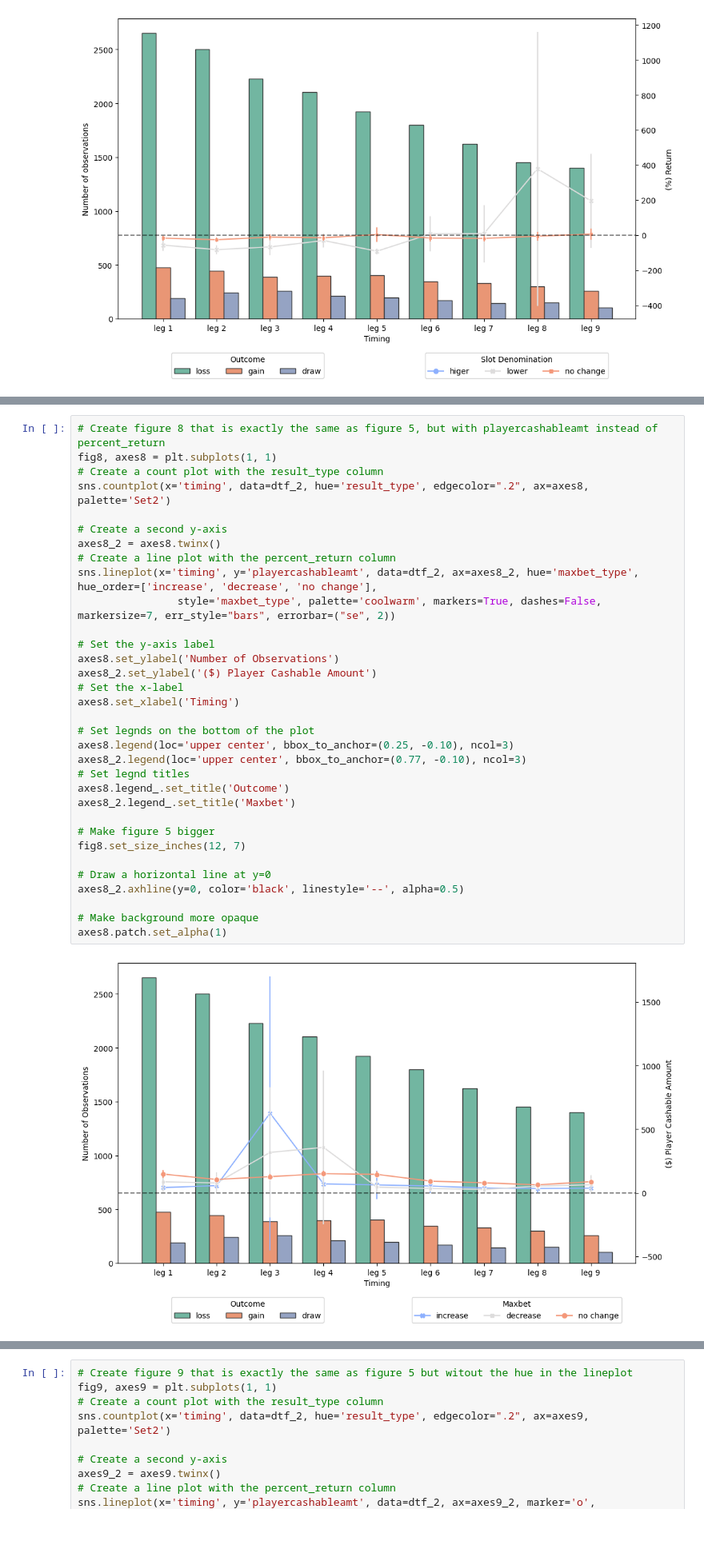
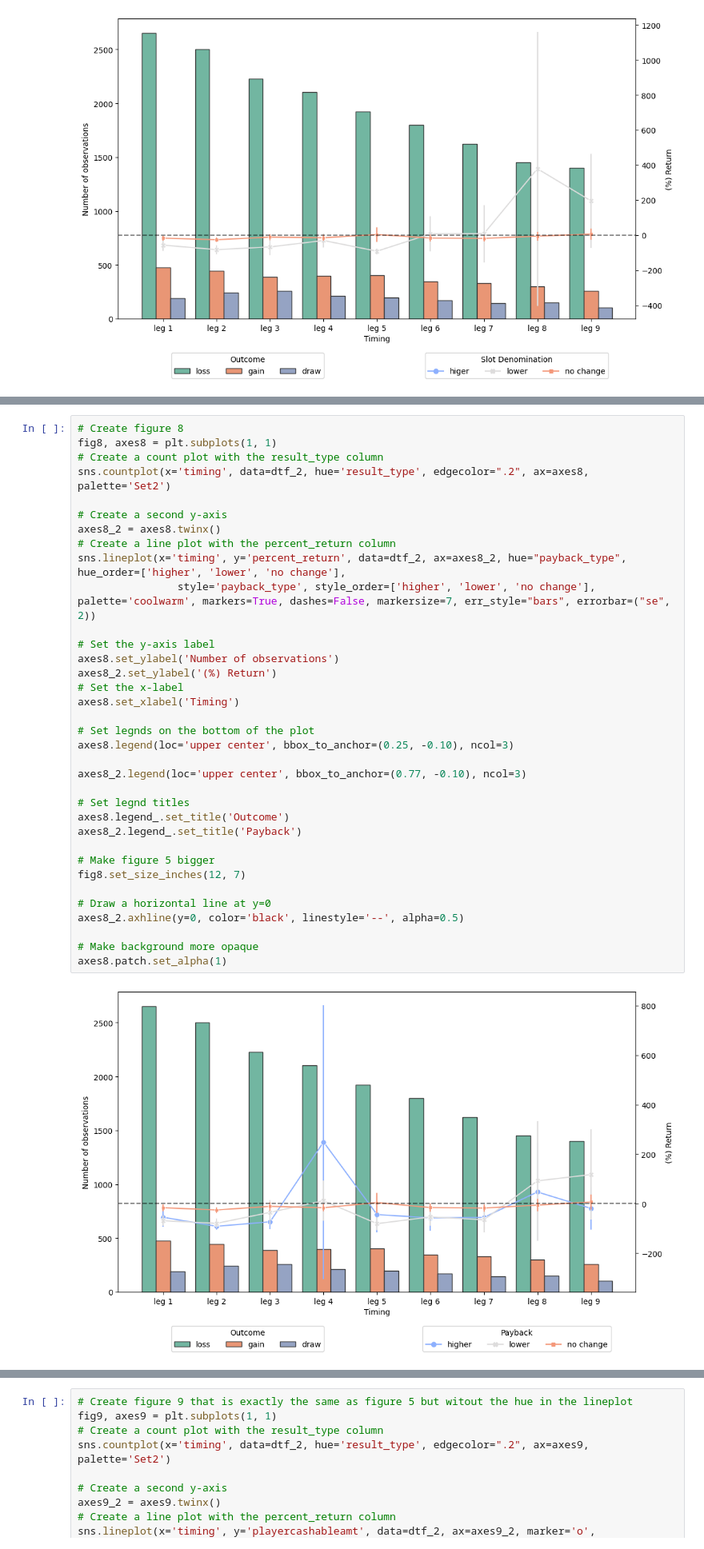
Before and after one commit to mauricios20/Gamblers_Investors, a Jupyter notebook: Sample Data/Losses_Wins_Draws.ipynb, the cells around one changed output, grey strips where cells are left out. Shown at 80% size. Cells and saved outputs as stored; diff of their text form.

```diff
--- a/Sample Data/Losses_Wins_Draws.ipynb
+++ b/Sample Data/Losses_Wins_Draws.ipynb
@@ -378,35 +407,37 @@ axes7.patch.set_alpha(1)
 # %%
-# Create figure 8 that is exactly the same as figure 5, but with playercashableamt instead of percent_return
+# Create figure 8
 fig8, axes8 = plt.subplots(1, 1)
 # Create a count plot with the result_type column
 sns.countplot(x='timing', data=dtf_2, hue='result_type', edgecolor=".2", ax=axes8, palette='Set2')
 
 # Create a second y-axis
 axes8_2 = axes8.twinx()
 # Create a line plot with the percent_return column
-sns.lineplot(x='timing', y='playercashableamt', data=dtf_2, ax=axes8_2, hue='maxbet_type', hue_order=['increase', 'decrease', 'no change'],
-                style='maxbet_type', palette='coolwarm', markers=True, dashes=False, markersize=7, err_style="bars", errorbar=("se", 2))
+sns.lineplot(x='timing', y='percent_return', data=dtf_2, ax=axes8_2, hue="payback_type", hue_order=['higher', 'lower', 'no change'],
+                style='payback_type', style_order=['higher', 'lower', 'no change'], palette='coolwarm', markers=True, dashes=False, markersize=7, err_style="bars", errorbar=("se", 2))
 
 # Set the y-axis label
-axes8.set_ylabel('Number of Observations')
-axes8_2.set_ylabel('($) Player Cashable Amount')
+axes8.set_ylabel('Number of observations')
+axes8_2.set_ylabel('(%) Return')
 # Set the x-label
 axes8.set_xlabel('Timing')
 
 # Set legnds on the bottom of the plot
 axes8.legend(loc='upper center', bbox_to_anchor=(0.25, -0.10), ncol=3)
+
 axes8_2.legend(loc='upper center', bbox_to_anchor=(0.77, -0.10), ncol=3)
+
 # Set legnd titles
 axes8.legend_.set_title('Outcome')
-axes8_2.legend_.set_title('Maxbet')
+axes8_2.legend_.set_title('Payback')
 
 # Make figure 5 bigger
 fig8.set_size_inches(12, 7)
 
 # Draw a horizontal line at y=0
 axes8_2.axhline(y=0, color='black', linestyle='--', alpha=0.5)
 
 # Make background more opaque
 axes8.patch.set_alpha(1)
 # %% [output]
-[figure, old version]
+[figure, new version]
```
Also changed, not shown: parts of 16 cells of this notebook, 2 other files.
